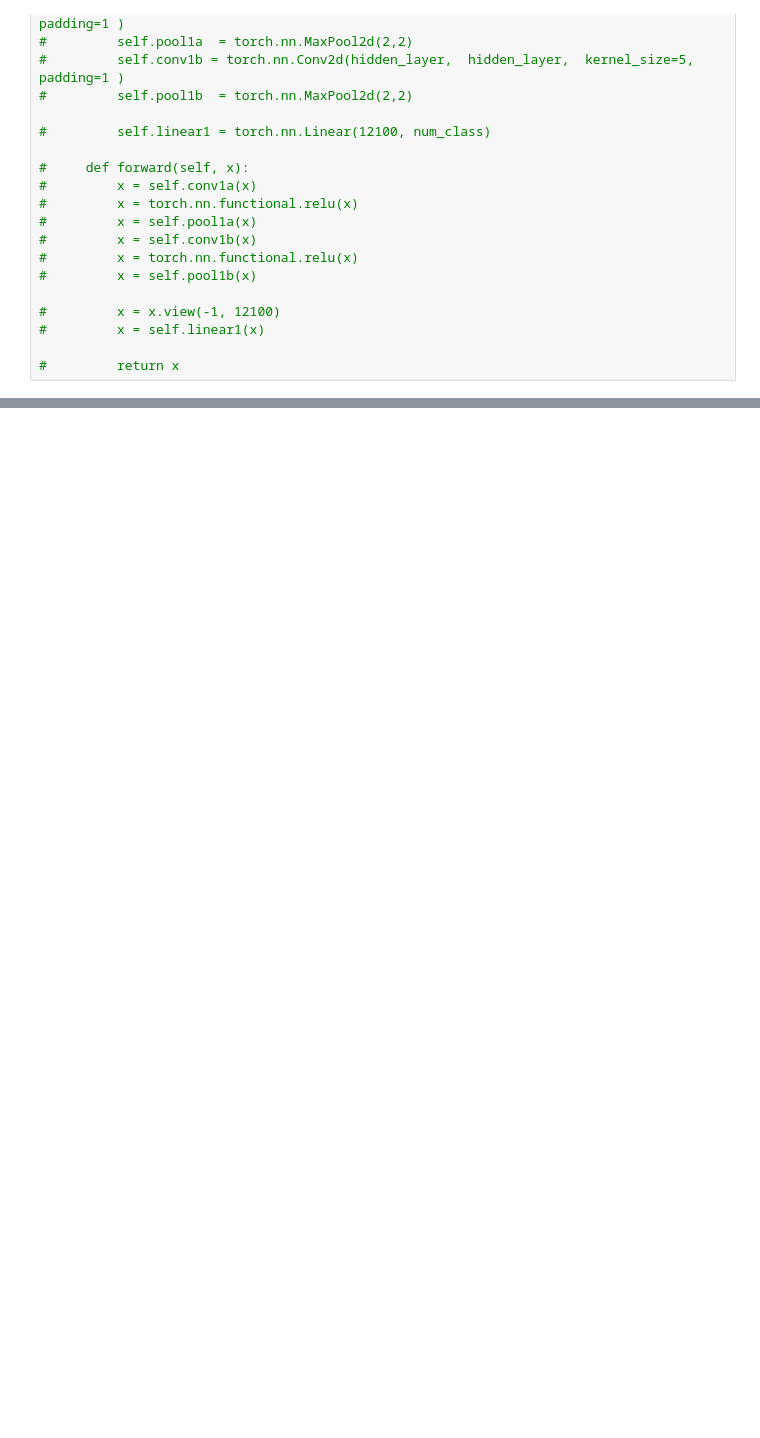
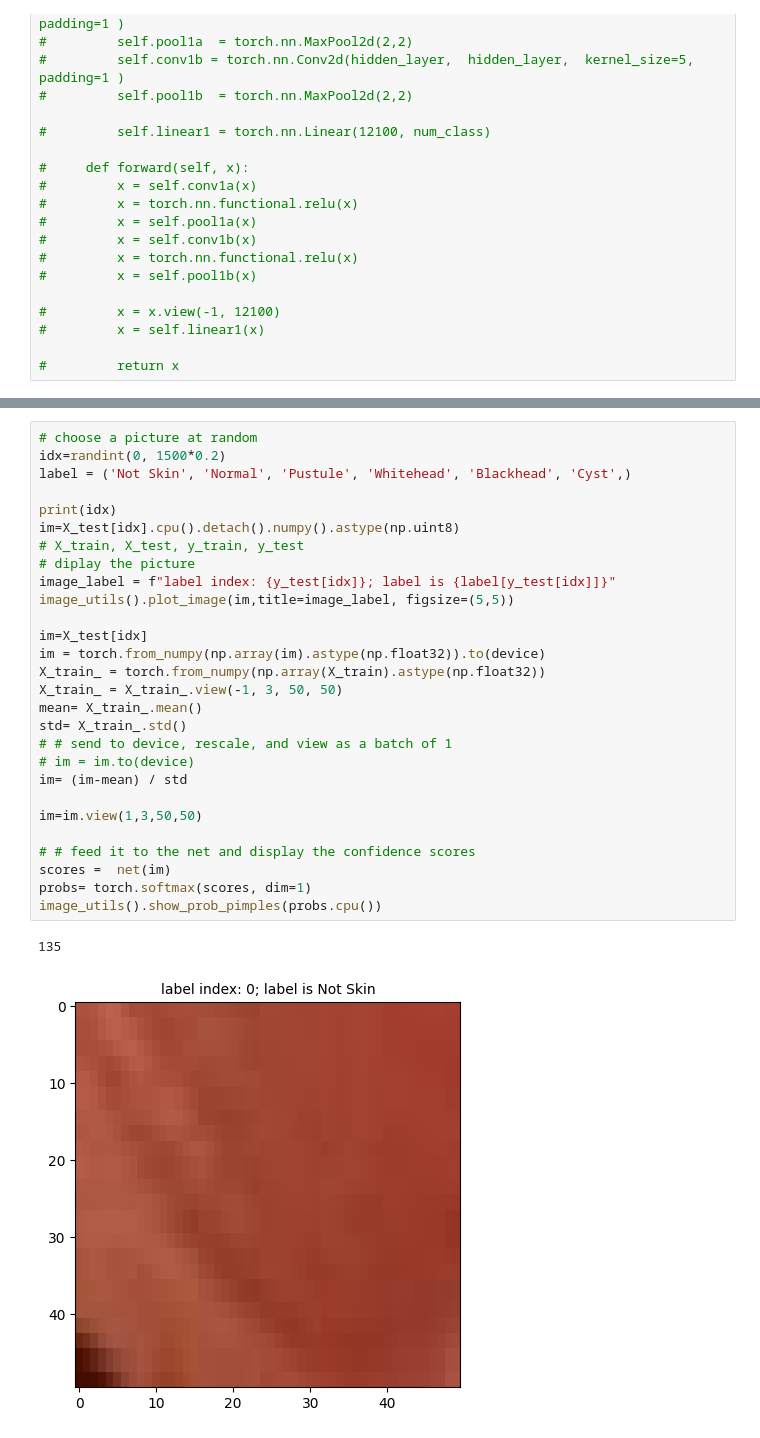
Before and after one commit to simasuiyuan/CS5242, a Jupyter notebook: project/Project_local.ipynb, the cells around one changed output, grey strips where cells are left out. Drawn from its saved outputs; the diff is of its cells as text; blank space fills up the shorter version.

```diff
--- a/project/Project_local.ipynb
+++ b/project/Project_local.ipynb
@@ -374,0 +483,31 @@ np.array(X).shape
+# %%
+# choose a picture at random
+idx=randint(0, 1500*0.2)
+label = ('Not Skin', 'Normal', 'Pustule', 'Whitehead', 'Blackhead', 'Cyst',)
+
+print(idx)
+im=X_test[idx].cpu().detach().numpy().astype(np.uint8)
+# X_train, X_test, y_train, y_test
+# diplay the picture
+image_label = f"label index: {y_test[idx]}; label is {label[y_test[idx]]}"
+image_utils().plot_image(im,title=image_label, figsize=(5,5))
+
+im=X_test[idx]
+im = torch.from_numpy(np.array(im).astype(np.float32)).to(device)
+X_train_ = torch.from_numpy(np.array(X_train).astype(np.float32))
+X_train_ = X_train_.view(-1, 3, 50, 50)
+mean= X_train_.mean()
+std= X_train_.std()
+# # send to device, rescale, and view as a batch of 1
+# im = im.to(device)
+im= (im-mean) / std
+
+im=im.view(1,3,50,50)
+
+# # feed it to the net and display the confidence scores
+scores =  net(im)
+probs= torch.softmax(scores, dim=1)
+image_utils().show_prob_pimples(probs.cpu())
+# %% [output]
+135
+[figure, added]
```
Also changed, not shown: parts of 20 cells of this notebook.
